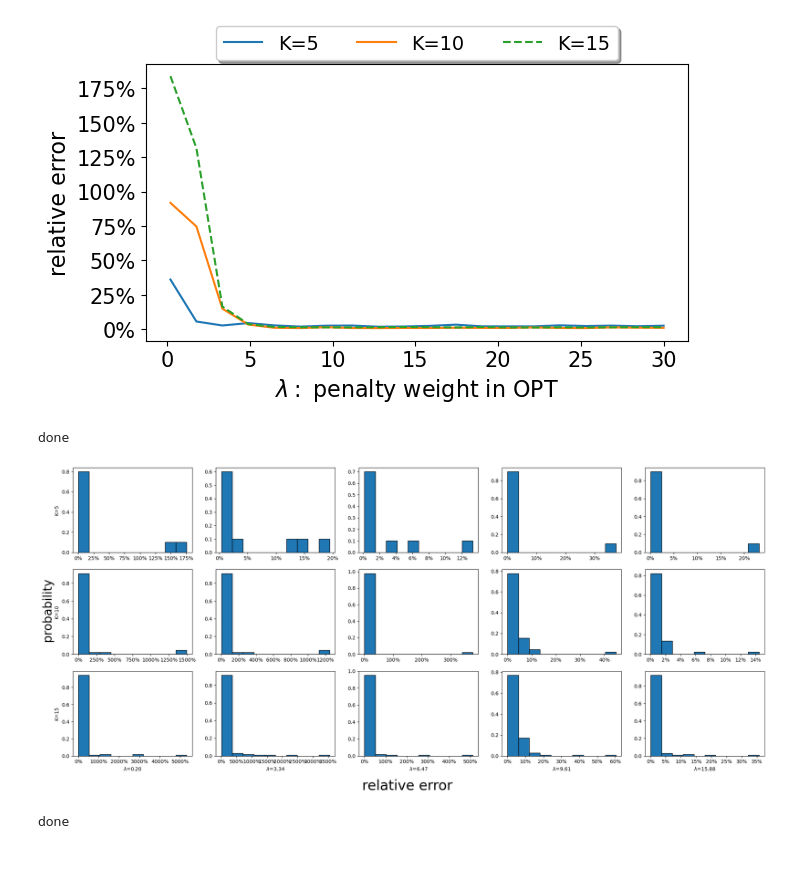
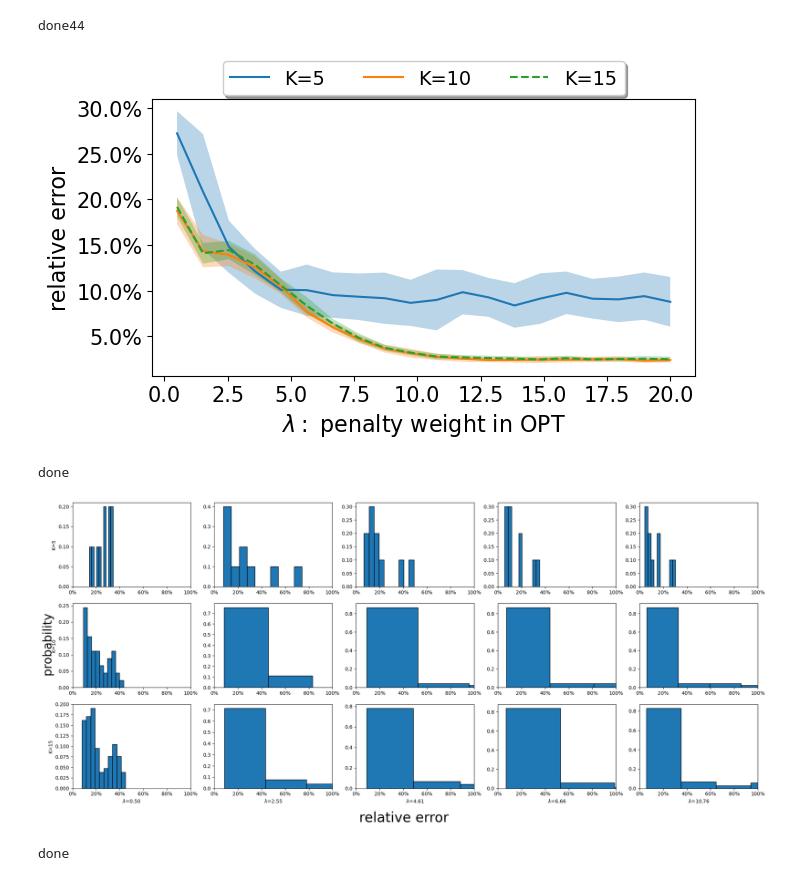
Before and after one commit to yikun-baio/LinearOPT, a Jupyter notebook: accuracy_test.ipynb, the cells around one changed output. Drawn from its saved outputs; the diff is of its cells as text; code cells hidden in the pictures.

```diff
--- a/accuracy_test.ipynb
+++ b/accuracy_test.ipynb
@@ -101,13 +101,18 @@ plt.show()
+# %%
+print('done44')
+# %% [output]
+done44
 # %%
 K_list=np.array([5,10,15])
-n_list=np.array([500]) # np.array(range(200,1050,step_size))
+n_list=np.array([200]) # np.array(range(200,1050,step_size))
 
-m_list=random_projections(2,K_list.max(),Type=0)*np.sqrt(2)
+d=10
+m_list=random_projections(d,K_list.max(),Type=0) #*np.sqrt(3)
 l=5
 
-n_list=np.array([500]) # np.array(range(200,1050,step_size))
+n_list=np.array([200]) # np.array(range(200,1050,step_size))
 
-id2=np.eye(2)*0.1
+id2=np.eye(d)
 
 Lambda_list=np.linspace(0.5,20,20)
 #Lambda_list=np.array([0.5,1.0,5.0,10.0,20.0])
@@ -181,7 +186,8 @@ for K in K_list:
         #save_dict['K=%d,opt_cost3'%(K)]=opt_cost3
 torch.save(save_dict,'experiment/performance/cost_list.pt')
 # %%
-#save_dict=torch.load('experiment/performance/cost_list_K'+str(K)+ '.pt')
+label='6'
+save_dict=torch.load('experiment/performance/cost_list_'+label+'.pt')
 linestyle_array = ['-', '-', '--', '--', '-.', '-.']
 #ax = plt.subplot(111)
 #save_dict2=torch.load('experiment/performance/cost_list.pt')
@@ -192,7 +198,7 @@ ind=0
 for K in K_list:
     opt_cost1=save_dict['K=%d,opt_cost_list'%(K)]
     opt_cost2=save_dict['K=%d,lopt_cost_list'%(K)]
-    relative_error=np.mean((np.abs(opt_cost2-opt_cost1)/opt_cost1),2)[0]
+    relative_error=np.median((np.abs(opt_cost2-opt_cost1)/(opt_cost1+1e-10)),2)[0]
     relative_error_mean=relative_error.mean(1)
     relative_error_std=relative_error.std(1)
     ax.plot(Lambda_list,relative_error_mean,linestyle_array[ind],label=r'K=%d'%(K))
@@ -209,13 +215,13 @@ box = ax.get_position()
 ax.set_position([box.x0, box.y0 + box.height * 0.1,box.width, box.height * 0.9])
 ax.legend(loc='upper center',bbox_to_anchor=(0.5, 1.17),
           fancybox=True, shadow=True, ncol=3,fontsize=13.9)
-plt.savefig('experiment/Rebuttal/error_mean_lambda.png',format="png",dpi=800,bbox_inches='tight')
+plt.savefig('experiment/Rebuttal/error_mean.'+label+'.png',format="png",dpi=800,bbox_inches='tight')
 plt.show()
 #plt.close()
 
 print('done')
 # %% [output]
-[figure, old version]
+[figure, new version]
 done
 # %%
 def percent_formatter(x, pos):
@@ -231,33 +237,35 @@ kwargs = {'density': True, 'alpha': 0.5}
 for (i,K) in enumerate(K_list):
     opt_cost1=save_dict['K=%d,opt_cost_list'%(K)]
     opt_cost2=save_dict['K=%d,lopt_cost_list'%(K)]
     relative_error=np.median((np.abs(opt_cost2-opt_cost1)/opt_cost1),3)[0]
     for (j,lambda_index) in enumerate(Lambda_index):
         data=relative_error[j,:]
         Lambda=Lambda_list[lambda_index]
         hist, bins = np.histogram(data, bins=20, density=True)
+        bins=np.linspace(0,1,15)
         #heights, bins = np.histogram(data, bins = len(list(set(data))))
         ax[i,j].hist(data, edgecolor='black', weights=np.ones_like(data) / len(data))
         # ax[i, j].hist(data, bins=20, **kwargs)
 
         # Add titles to each subplot
         if j==0:
             ax[i,j].set_ylabel('K=%d'%K)
         if i==len(K_list)-1:
             ax[i,j].set_xlabel('$\lambda$=%0.2f'%Lambda)
 
 for ax1 in ax.flat:
     ax1.xaxis.set_major_formatter(plt.FuncFormatter(percent_formatter))
+    ax1.set_xlim([0,1])
 
 fig.text(0.5, 0.02, 'relative error', ha='center',fontsize=28)
 fig.text(0.09, 0.5, 'probability', va='center', rotation='vertical',fontsize=24)
 
 #plt.subplots_adjust(wspace=0, hspace=0.01)
-plt.savefig('experiment/Rebuttal/error_histgram.png',format="png",dpi=800,bbox_inches='tight')
+plt.savefig('experiment/Rebuttal/error_histgram'+label+'.png',format="png",dpi=800,bbox_inches='tight')
 plt.show()
 #plt.close()
 
 print('done')
 # %% [output]
-[figure, old version]
+[figure, new version]
 done
```
Also changed, not shown: parts of 11 cells of this notebook, 7 other files.
